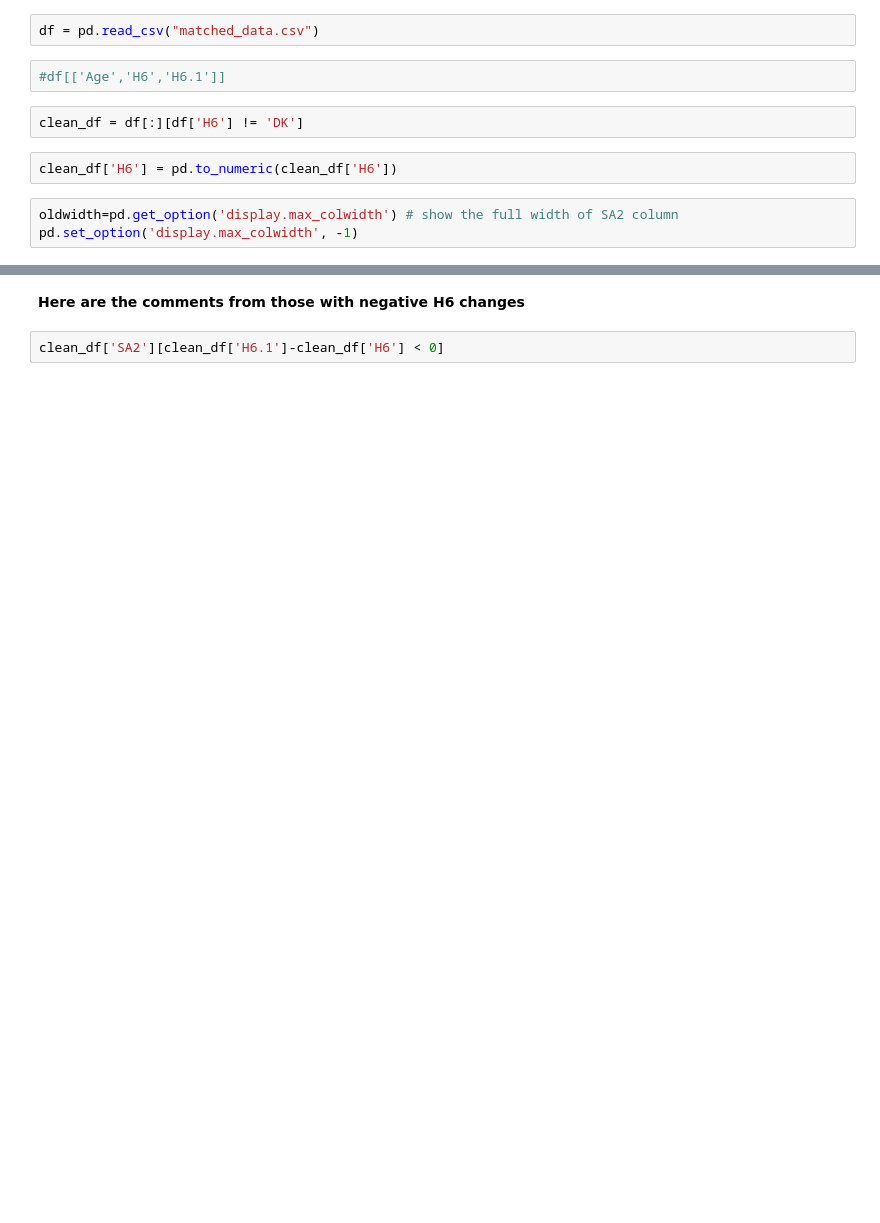
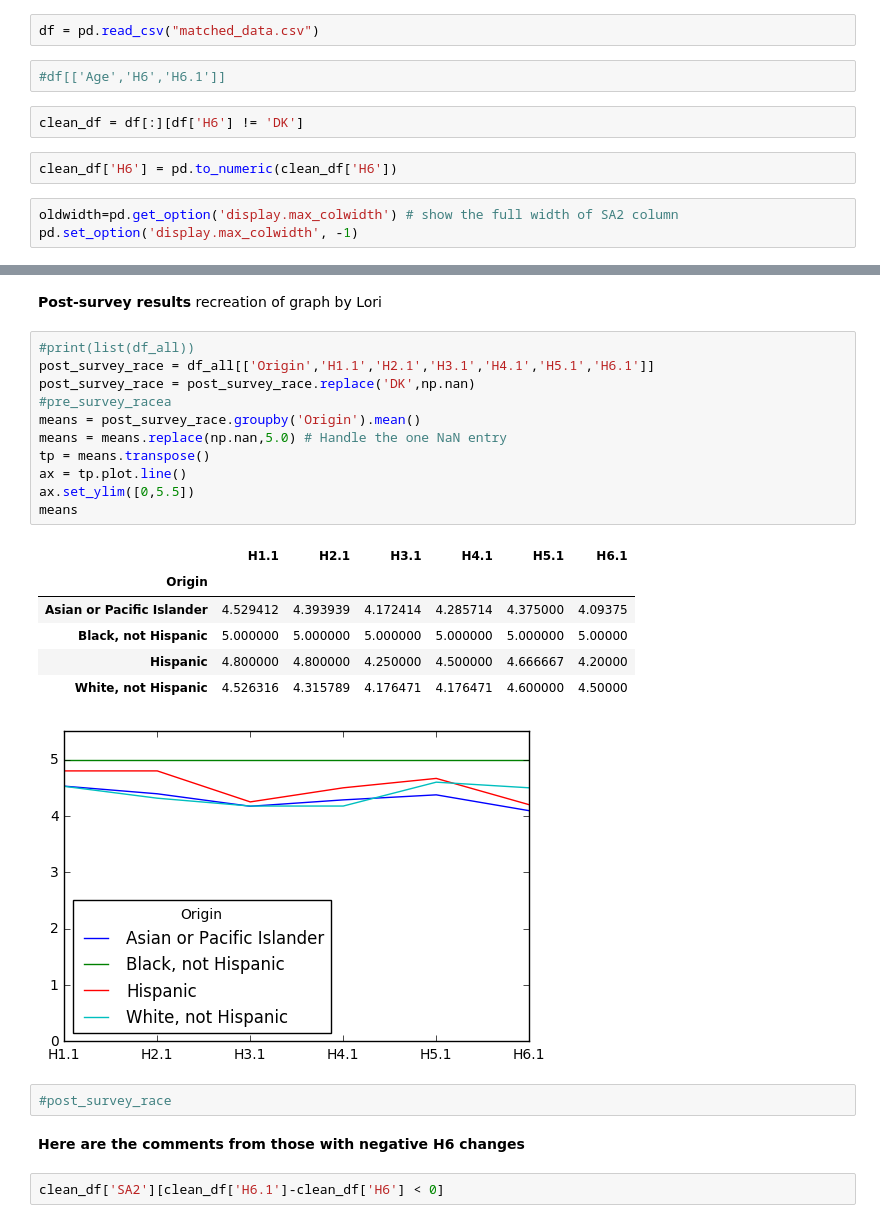
Before and after one commit to cmacdonell/hopper2016, a Jupyter notebook: Hopper_analysis.ipynb, the cells around one changed output, grey strips where cells are left out. Cells and saved outputs as stored; diff of their text form; blank space fills up the shorter version.

Commit message:
Add files via upload
Add comparison of pre vs post tables

```diff
--- a/Hopper_analysis.ipynb
+++ b/Hopper_analysis.ipynb
@@ -15,3 +51,26 @@ pd.set_option('display.max_colwidth', -1)
+# %% [markdown]
+**Post-survey results** recreation of graph by Lori
+# %%
+#print(list(df_all))
+post_survey_race = df_all[['Origin','H1.1','H2.1','H3.1','H4.1','H5.1','H6.1']]
+post_survey_race = post_survey_race.replace('DK',np.nan)
+#pre_survey_racea
+means = post_survey_race.groupby('Origin').mean()
+means = means.replace(np.nan,5.0) # Handle the one NaN entry
+tp = means.transpose()
+ax = tp.plot.line()
+ax.set_ylim([0,5.5])
+means
+# %% [output]
+|  | H1.1 | H2.1 | H3.1 | H4.1 | H5.1 | H6.1 |
+| Origin |  |  |  |  |  |  |
+| Asian or Pacific Islander | 4.529412 | 4.393939 | 4.172414 | 4.285714 | 4.375000 | 4.09375 |
+| Black, not Hispanic | 5.000000 | 5.000000 | 5.000000 | 5.000000 | 5.000000 | 5.00000 |
+| Hispanic | 4.800000 | 4.800000 | 4.250000 | 4.500000 | 4.666667 | 4.20000 |
+| White, not Hispanic | 4.526316 | 4.315789 | 4.176471 | 4.176471 | 4.600000 | 4.50000 |
+[figure, added]
+# %%
+#post_survey_race
 # %% [markdown]
 **Here are the comments from those with negative H6 changes**
 # %%
```
Also changed, not shown: parts of 14 cells of this notebook.
